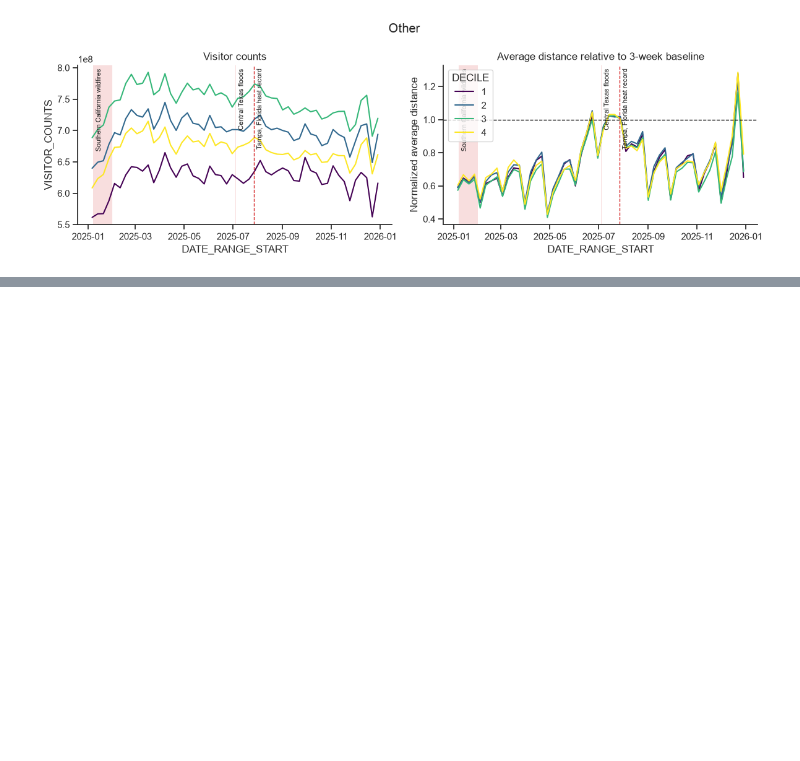
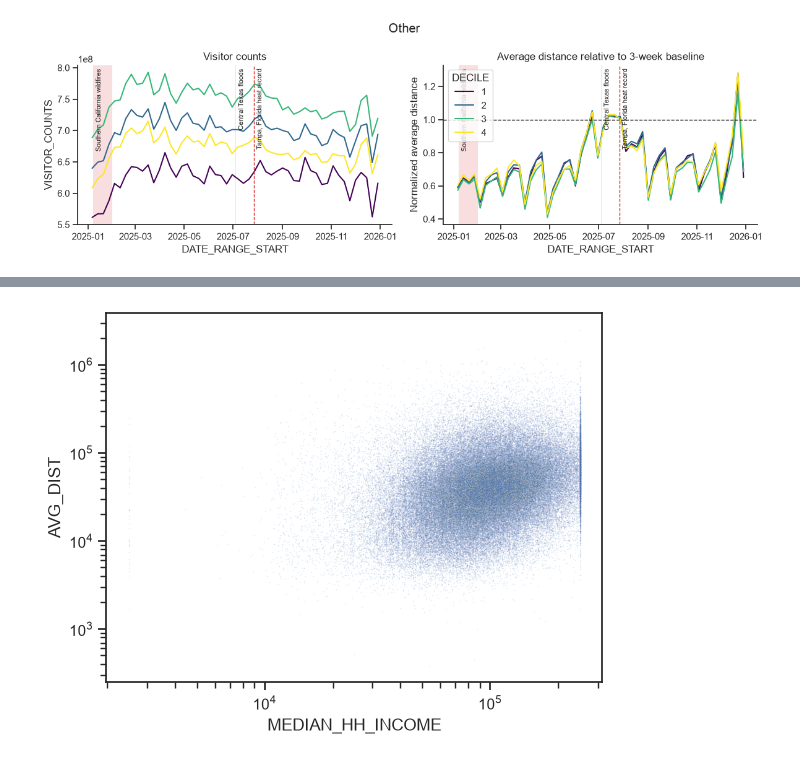
Before and after one commit to marcus-friis/weekly-patterns-plus-exploration, a Jupyter notebook: notebooks/demo.ipynb, the cells around one changed output, grey strips where cells are left out. Drawn from its saved outputs; the diff is of its cells as text; code cells hidden in the pictures; blank space fills up the shorter version.

```diff
--- a/notebooks/demo.ipynb
+++ b/notebooks/demo.ipynb
@@ -305,0 +308,25 @@ plt.show()
+# %%
+bg_dist_query = """
+    WITH bg AS (
+        SELECT
+            GEOID, CBSAFP, CBSA_NAME, CBSA_POP_RANK, CBSA_POP_2025,
+            MEDIAN_HH_INCOME
+        FROM block_groups_cbsa
+        WHERE LSAD = 'M1'
+          AND CBSA_POP_RANK <= 50
+    ), x AS (
+        SELECT
+            bgv.*, MEDIAN_HH_INCOME, CBSAFP, CBSA_NAME, CBSA_POP_RANK, CBSA_POP_2025
+        FROM block_group_visits_enhanced bgv
+        JOIN bg ON bgv.HOME_GEOID = bg.GEOID
+    )
+    SELECT
+        HOME_GEOID, MEDIAN_HH_INCOME, CBSA_NAME, CBSA_POP_RANK,
+        SUM(VISITOR_COUNTS) AS VISITOR_COUNTS,
+        SUM(VISITOR_COUNTS * DIST) / SUM(VISITOR_COUNTS) AS AVG_DIST
+    FROM x
+    GROUP BY 1, 2, 3, 4
+
+"""
+bg_dist = con.sql(bg_dist_query).pl()
+bg_dist.head()
@@ -305,0 +342,6 @@ plt.show()
+# %%
+ax = sns.scatterplot(bg_dist, x="MEDIAN_HH_INCOME", y="AVG_DIST", alpha=.1, s=1)
+ax.set_xscale("log")
+ax.set_yscale("log")
+# %% [output]
+[figure, added]
```
Also changed, not shown: parts of 5 cells of this notebook, 2 other files.
